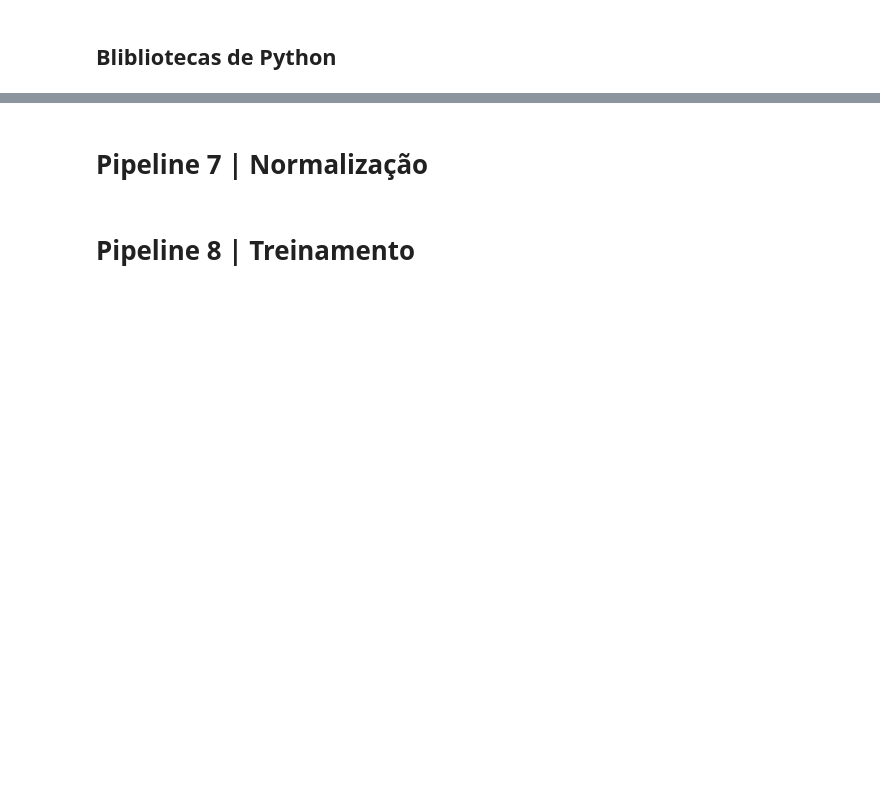
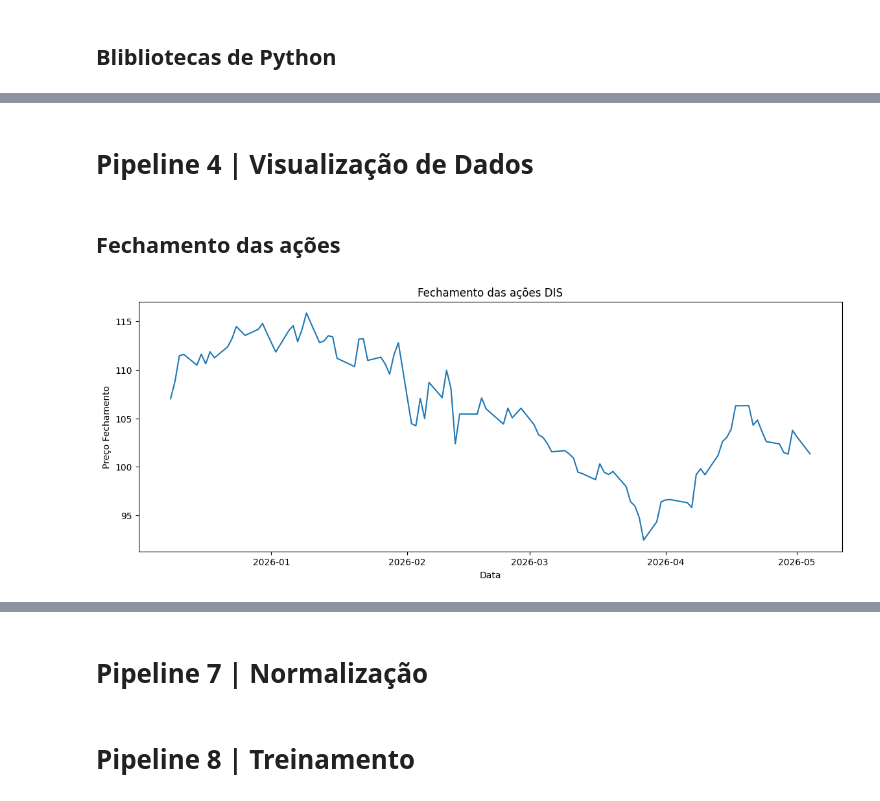
Before and after one commit to Pedro4Albuquerque/09-DIS-Disney-Dire-o-de-Volume, a Jupyter notebook: PepilinesDisney2.ipynb, the cells around one changed output, grey strips where cells are left out. Saved outputs shown, nothing was run; the diff lists cells and outputs as text; code cells hidden in the pictures; blank space fills up the shorter version.

```diff
--- a/PepilinesDisney2.ipynb
+++ b/PepilinesDisney2.ipynb
@@ -44,0 +127,16 @@ base_dis.head()
+# %% [markdown]
+# Pipeline 4 | Visualização de Dados
+# %% [markdown]
+## Fechamento das ações
+# %%
+plt.figure(figsize=(14,5))
+
+plt.plot(base_dis.index, base_dis["Close"])
+
+plt.title("Fechamento das ações DIS")
+plt.xlabel("Data")
+plt.ylabel("Preço Fechamento")
+
+plt.show()
+# %% [output]
+[figure, added]
```
Also changed, not shown: parts of 56 cells of this notebook.
